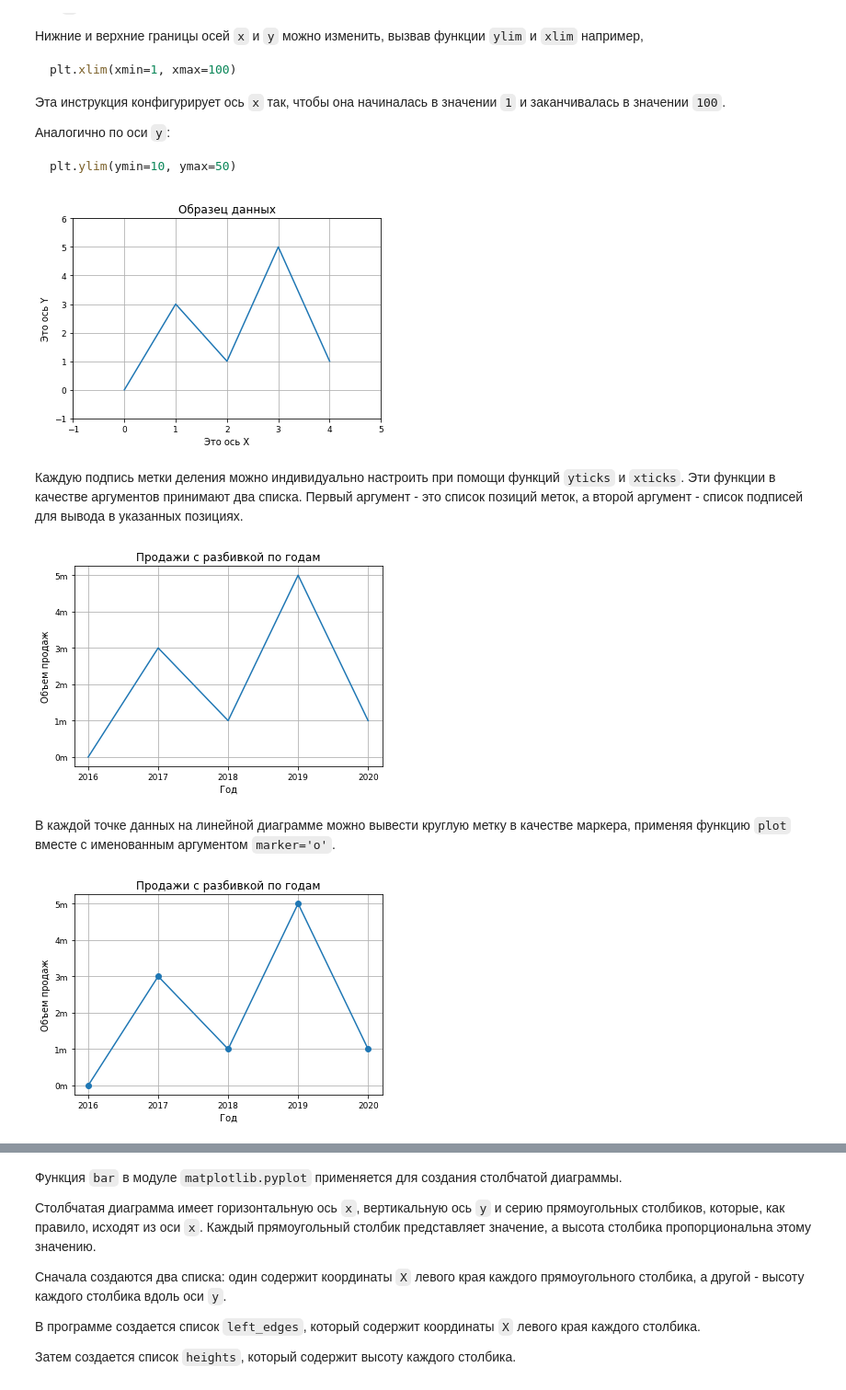
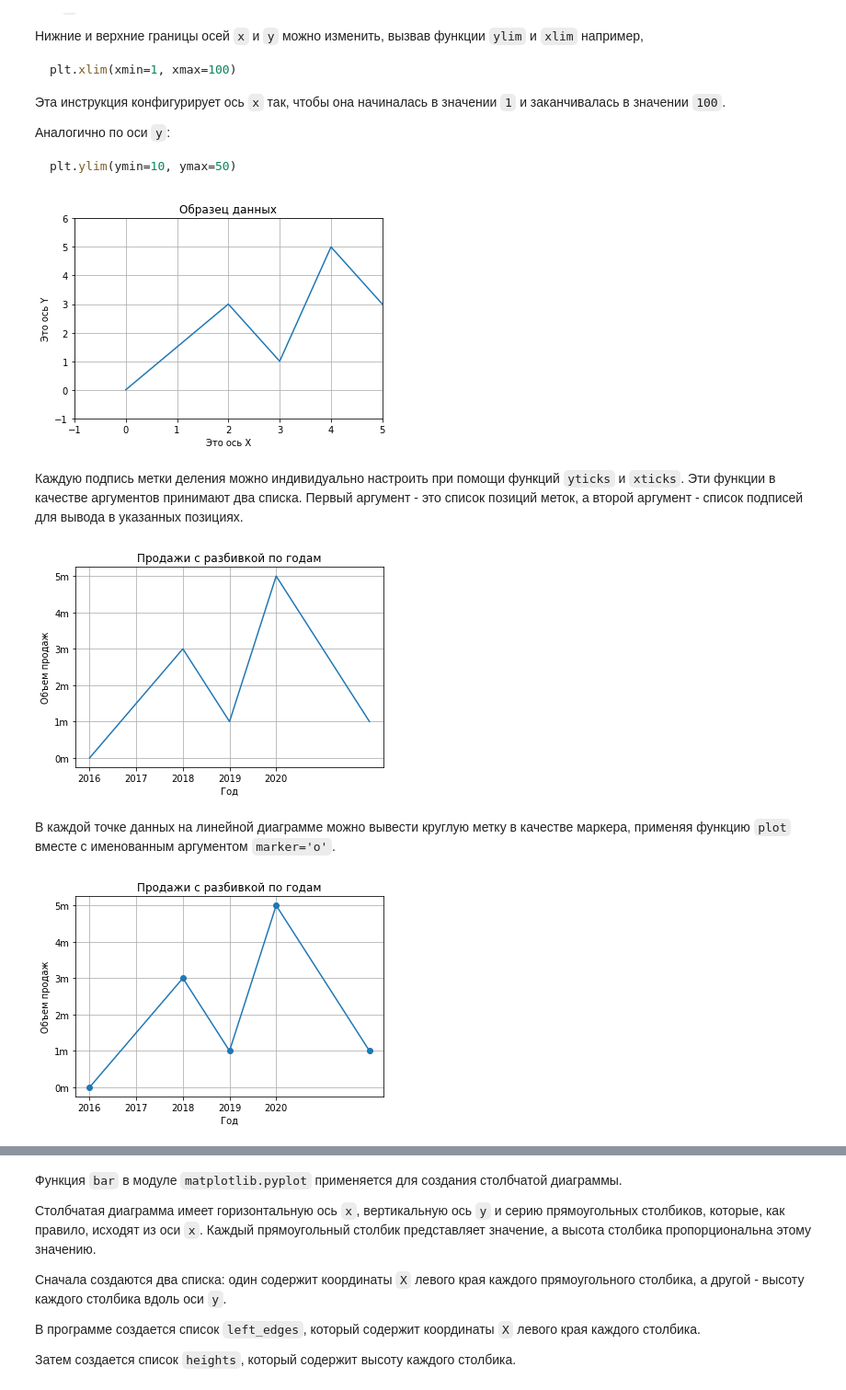
Before and after one commit to dm-fedorov/matplotlib_basic, a Jupyter notebook: 0. list_and_mpl.ipynb, the cells around one changed output, grey strips where cells are left out. Shown at 92% size. Drawn from its saved outputs; the diff is of its cells as text; code cells hidden in the pictures.

```diff
--- a/0. list_and_mpl.ipynb
+++ b/0. list_and_mpl.ipynb
@@ -93,9 +93,10 @@ plt.ylim(ymin=10, ymax=50)
 # %%
 # Эта программа выводит простой линейный график.
 import matplotlib.pyplot as plt
+%matplotlib inline
 
 # Создать списки для координат X и Y каждой точки данных.
-х_coords = [0, 2, 3, 4, 6]
+x_coords = [0, 2, 3, 4, 6]
 y_coords = [0, 3, 1, 5, 1]
 
 # Построить линейный график.
@@ -118,16 +119,17 @@ plt.grid(True)
 # Показать линейный график.
 plt.show()
 # %% [output]
-[figure, old version]
+[figure, new version]
 # %% [markdown]
 Каждую подпись метки деления можно индивидуально настроить при помощи функций
 `yticks` и `xticks`. Эти функции в качестве аргументов принимают два списка. Первый аргумент - это список позиций меток, а второй аргумент - список подписей для вывода в указанных позициях.
 # %%
 # Эта программа выводит простой линейный график.
 import matplotlib.pyplot as plt
+%matplotlib inline
 
 # Создать списки для координат X и Y каждой точки данных.
-х_coords = [0, 2, 3, 4, 6]
+x_coords = [0, 2, 3, 4, 6]
 y_coords = [0, 3, 1, 5, 1]
 
 # Построить линейный график.
@@ -152,37 +154,40 @@ plt.grid(True)
 # Показать линейный график.
 plt.show()
 # %% [output]
-[figure, old version]
+[figure, new version]
 # %% [markdown]
 В каждой точке данных на линейной диаграмме можно вывести круглую метку в качестве маркера, применяя функцию `plot` вместе с именованным аргументом `marker='o'`.
 # %%
 # Эта программа выводит простой линейный график.
 import matplotlib.pyplot as plt
+%matplotlib inline
 
 # Создать списки для координат X и Y каждой точки данных.
-х_coords = [0, 2, 3, 4, 6]
+x_coords = [0, 2, 3, 4, 6]
 y_coords = [0, 3, 1, 5, 1]
 
 # Построить линейный график.
 plt.plot(x_coords, y_coords, marker='o') # 'o'
+
+# https://matplotlib.org/3.1.3/api/_as_gen/matplotlib.pyplot.plot.html
 
 # Добавить заголовок.
 plt.title('Продажи с разбивкой по годам')
 
 # Добавить на оси описательные метки.
 plt.xlabel('Год')
 plt.ylabel('Объем продаж')
 
 # Настроить метки делений.
 plt.xticks([0, 1, 2, 3, 4],
            ['2016', '2017', '2018', '2019', '2020'])
 plt.yticks([0, 1, 2, 3, 4, 5],
            ['0m', '1m', '2m', '3m', '4m', '5m'])
 
 # Добавить сетку.
 plt.grid(True)
 
 # Показать линейный график.
 plt.show()
 # %% [output]
-[figure, old version]
+[figure, new version]
```
Also changed, not shown: parts of 14 cells of this notebook, 1 other file.
